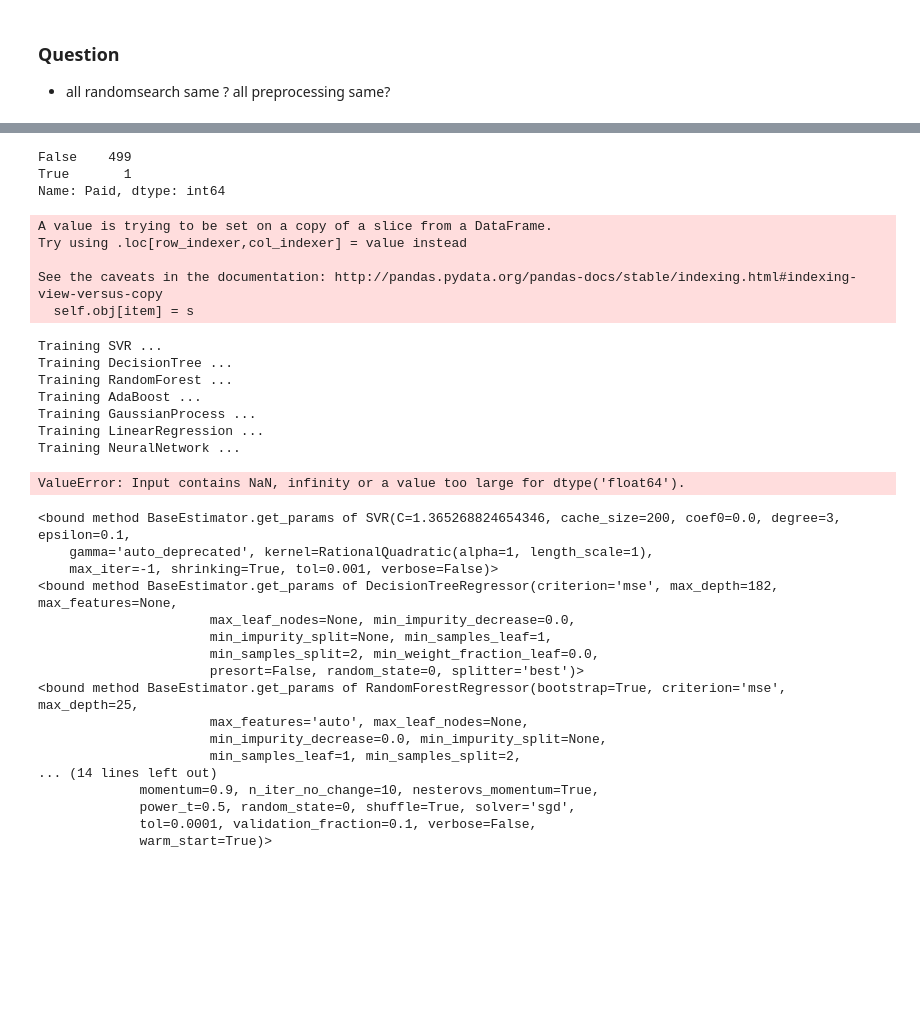
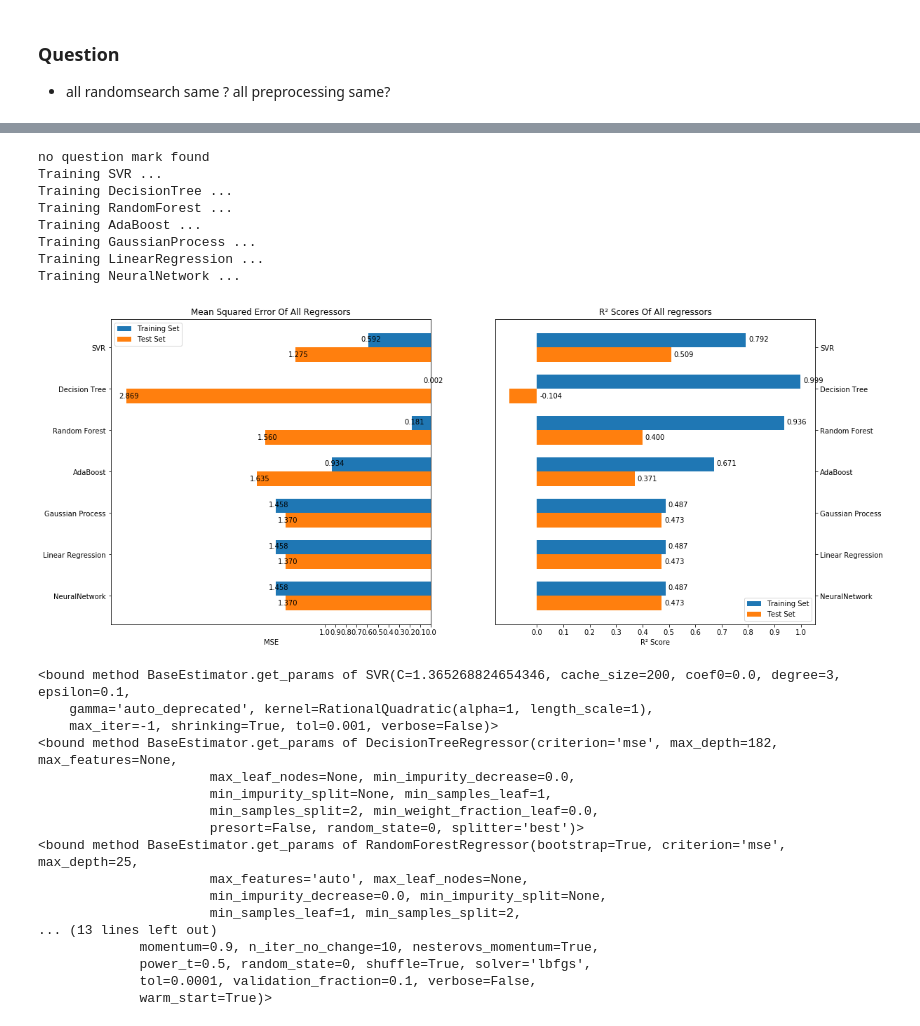
Before and after one commit to leihao1/Comparison-of-Machine-Learning-Prediction-Models, a Jupyter notebook: regression/regression.ipynb, the cells around one changed output, grey strips where cells are left out. Saved outputs shown, nothing was run; the diff lists cells and outputs as text; code cells hidden in the pictures; blank space fills up the shorter version.

Commit message:
add exception handling for GaussianProcessRegressor

```diff
--- a/regression/regression.ipynb
+++ b/regression/regression.ipynb
@@ -260,16 +260,21 @@ def train_AdaBoost(X_train, y_train):
 
 def train_GaussianProcess(X_train, y_train):
     print('Training GaussianProcess ...')
-    gaussian = GaussianProcessRegressor(normalize_y=True, random_state=0)
-    param_distributions = {
-        'kernel' : [DotProduct(),WhiteKernel(),RBF(),Matern(),RationalQuadratic()],
-#         'n_restarts_optimizer' : scipy.stats.randint(0,10),
-#         'alpha' : scipy.stats.uniform(1e-9, 1e-8)
-    }
-    randcv = sklearn.model_selection.RandomizedSearchCV(gaussian,param_distributions,n_iter=5,cv=3,n_jobs=-1,
-                                                        iid=False,random_state=0)
-    randcv.fit(X_train, y_train)
-    return randcv
+    alpha = 1e-10
+    while(True):
+        try:
+            gaussian = GaussianProcessRegressor(normalize_y=True, random_state=0, optimizer=None, alpha=alpha)
+            param_distributions = {
+                'kernel' : [DotProduct(),WhiteKernel(),RBF(),Matern(),RationalQuadratic()],
+                'n_restarts_optimizer' : scipy.stats.randint(0,10),
+        #         'alpha' : scipy.stats.uniform(1e-9, 1e-8)
+            }
+            randcv = sklearn.model_selection.RandomizedSearchCV(gaussian,param_distributions,n_iter=5,cv=3,n_jobs=-1,
+                                                                iid=False,random_state=0)
+            randcv.fit(X_train, y_train)
+            return randcv
+        except:
+            alpha *= 10
 
 def train_LinearRegression(X_train,y_train):
     print('Training LinearRegression ...')
@@ -287,12 +292,12 @@ def train_NeuralNetwork(X_train, y_train):
     nn = MLPRegressor(solver='adam', random_state=0, warm_start=True, activation='tanh')
     param_distributions = {
         'activation' : ['identity', 'logistic', 'tanh', 'relu'],
-        'solver' : ['lbfgs', 'sgd', 'adam'],
-        'hidden_layer_sizes' : [(100,50,25),(200,100,50),(200,100,50,25)],
+        'solver' : ['lbfgs', 'adam'],
+        'hidden_layer_sizes' : [(100,50,25),(200,100,50)],
         'learning_rate_init' : scipy.stats.uniform(0.001, 0.005),
         'max_iter' : scipy.stats.randint(200,500)
     }
-    randcv = sklearn.model_selection.RandomizedSearchCV(nn,param_distributions,n_iter=15,cv=3,n_jobs=-1,
+    randcv = sklearn.model_selection.RandomizedSearchCV(nn,param_distributions,n_iter=16,cv=3,n_jobs=-1,
                                                         iid=False,random_state=0)
     randcv.fit(X_train, y_train)
     return randcv
@@ -409,8 +414,8 @@ df10_2 = df10_2.drop(['Act'],axis=1)
 dfs.append(df10_2)
 files.append(file10_2)
 # %%
-df = df5
-file = file5
+df = df3
+file = file3
 # %%
 df.info()
 # %% [output]
@@ -434,38 +436,29 @@ memory usage: 74.3+ KB
-# %%
-df.Paid.isnull().value_counts()
-# %% [output]
-False    499
-True       1
-Name: Paid, dtype: int64
 # %%
 try:
     df = df.replace({'?' : np.nan})
 except:
     print('no question mark found')
 X = df.iloc[:,:-1]
 y = df.iloc[:,-1]
 X_train, X_test, y_train, y_test = train_test_split(X,y,test_size=0.3,random_state=0)
 X_train, X_test = encode_labels(X_train,X_test)
 X_train, X_test = impute_value(X_train, X_test,'mean')
 X_train, X_test = normalize_data(X_train, X_test)
 # y_train, y_test = encode_labels(y_train, y_test, -1)
-regrs, names = run_all_regrs(X_train, y_train, X_test, y_test)
+all_regrs, regr_names = run_all_regrs(X_train, y_train, X_test, y_test)
+plot_all(X_train, y_train, X_test, y_test, all_regrs, regr_names)
 # %% [output]
-A value is trying to be set on a copy of a slice from a DataFrame.
-Try using .loc[row_indexer,col_indexer] = value instead
-
-See the caveats in the documentation: http://pandas.pydata.org/pandas-docs/stable/indexing.html#indexing-view-versus-copy
-  self.obj[item] = s
+no question mark found
+Training SVR ...
+Training DecisionTree ...
+Training RandomForest ...
+Training AdaBoost ...
+Training GaussianProcess ...
+Training LinearRegression ...
+Training NeuralNetwork ...
-Training SVR ...
-Training DecisionTree ...
-Training RandomForest ...
-Training AdaBoost ...
-Training GaussianProcess ...
-Training LinearRegression ...
-Training NeuralNetwork ...
-ValueError: Input contains NaN, infinity or a value too large for dtype('float64').
+[figure, added]
 # %%
-for r in regrs:
+for r in all_regrs:
     print(r.get_params)
 # %% [output]
 <bound method BaseEstimator.get_params of SVR(C=1.365268824654346, cache_size=200, coef0=0.0, degree=3, epsilon=0.1,
@@ -480,9 +473,9 @@ for r in regrs:
                       max_features='auto', max_leaf_nodes=None,
                       min_impurity_decrease=0.0, min_impurity_split=None,
                       min_samples_leaf=1, min_samples_split=2,
-... (14 lines left out)
+... (13 lines left out)
              momentum=0.9, n_iter_no_change=10, nesterovs_momentum=True,
-             power_t=0.5, random_state=0, shuffle=True, solver='sgd',
+             power_t=0.5, random_state=0, shuffle=True, solver='lbfgs',
              tol=0.0001, validation_fraction=0.1, verbose=False,
              warm_start=True)>
 # %%
```
Also changed, not shown: parts of 3 cells of this notebook, 1 other file.
